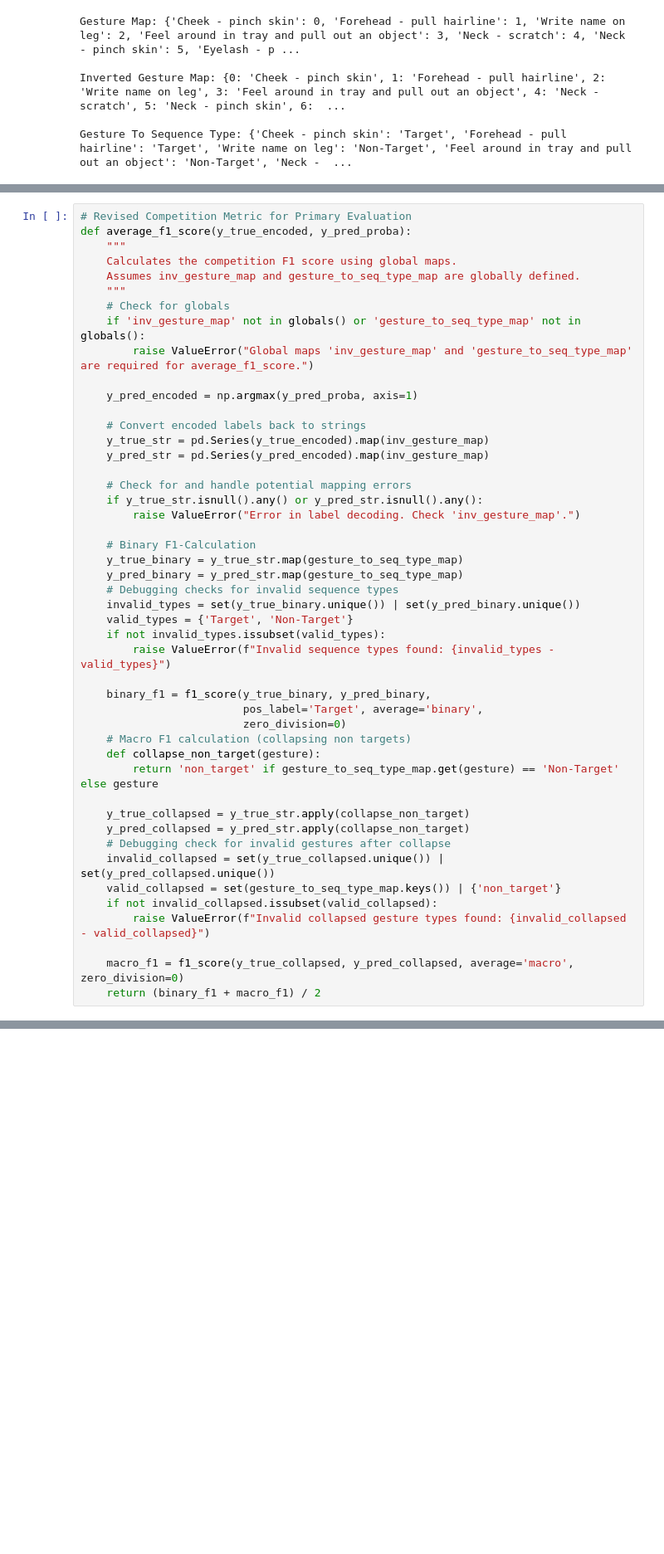
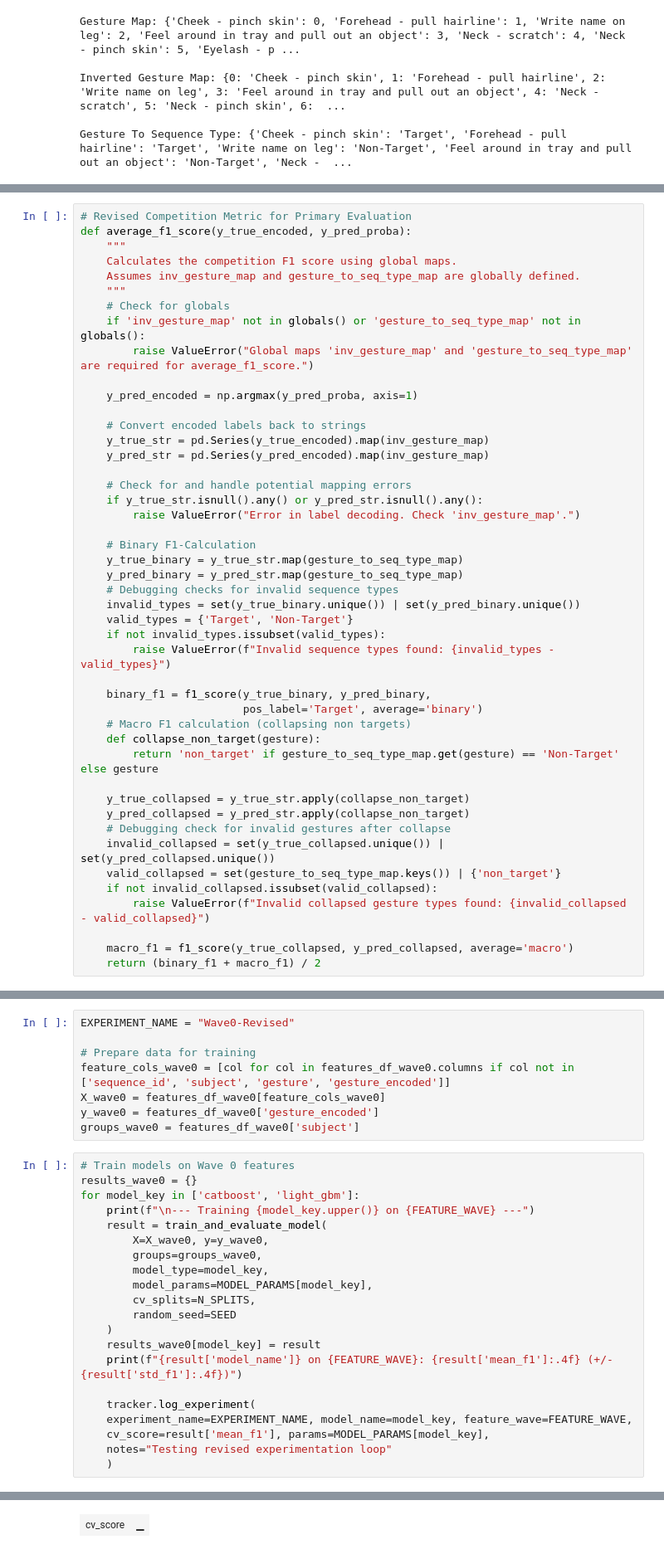
Before and after one commit to bachaudhry/kaggle-cmi-detect-behavior, a Jupyter notebook: notebooks/02-revised-baseline.ipynb, the cells around one changed output, grey strips where cells are left out. Shown: that part at 83% size. Cells and saved outputs as stored; diff of their text form; blank space fills up the shorter version.

```diff
--- a/notebooks/02-revised-baseline.ipynb
+++ b/notebooks/02-revised-baseline.ipynb
@@ -120,8 +121,7 @@ def average_f1_score(y_true_encoded, y_pred_proba):
         raise ValueError(f"Invalid sequence types found: {invalid_types - valid_types}")
 
     binary_f1 = f1_score(y_true_binary, y_pred_binary,
-                         pos_label='Target', average='binary',
-                         zero_division=0)
+                         pos_label='Target', average='binary')
     # Macro F1 calculation (collapsing non targets)
     def collapse_non_target(gesture):
         return 'non_target' if gesture_to_seq_type_map.get(gesture) == 'Non-Target' else gesture
@@ -134,6 +134,6 @@ def average_f1_score(y_true_encoded, y_pred_proba):
     if not invalid_collapsed.issubset(valid_collapsed):
         raise ValueError(f"Invalid collapsed gesture types found: {invalid_collapsed - valid_collapsed}")
 
-    macro_f1 = f1_score(y_true_collapsed, y_pred_collapsed, average='macro', zero_division=0)
+    macro_f1 = f1_score(y_true_collapsed, y_pred_collapsed, average='macro')
     return (binary_f1 + macro_f1) / 2
 # %% [markdown]
@@ -232,0 +332,30 @@ Feature engineering complete. Shape of features: (8151, 1663)
+# %%
+EXPERIMENT_NAME = "Wave0-Revised"
+
+# Prepare data for training
+feature_cols_wave0 = [col for col in features_df_wave0.columns if col not in ['sequence_id', 'subject', 'gesture', 'gesture_encoded']]
+X_wave0 = features_df_wave0[feature_cols_wave0]
+y_wave0 = features_df_wave0['gesture_encoded']
+groups_wave0 = features_df_wave0['subject']
+# %%
+# Train models on Wave 0 features
+results_wave0 = {}
+for model_key in ['catboost', 'light_gbm']:
+    print(f"\n--- Training {model_key.upper()} on {FEATURE_WAVE} ---")
+    result = train_and_evaluate_model(
+        X=X_wave0, y=y_wave0,
+        groups=groups_wave0,
+        model_type=model_key,
+        model_params=MODEL_PARAMS[model_key],
+        cv_splits=N_SPLITS,
+        random_seed=SEED
+    )
+    results_wave0[model_key] = result
+    print(f"{result['model_name']} on {FEATURE_WAVE}: {result['mean_f1']:.4f} (+/- {result['std_f1']:.4f})")
+
+    tracker.log_experiment(
+    experiment_name=EXPERIMENT_NAME, model_name=model_key, feature_wave=FEATURE_WAVE,
+    cv_score=result['mean_f1'], params=MODEL_PARAMS[model_key],
+    notes="Testing revised experimentation loop"
+    )
+# %% [output]
@@ -232,0 +388 @@ Feature engineering complete. Shape of features: (8151, 1663)
+| cv_score | ▁ |
```
Also changed, not shown: parts of 16 cells of this notebook.
